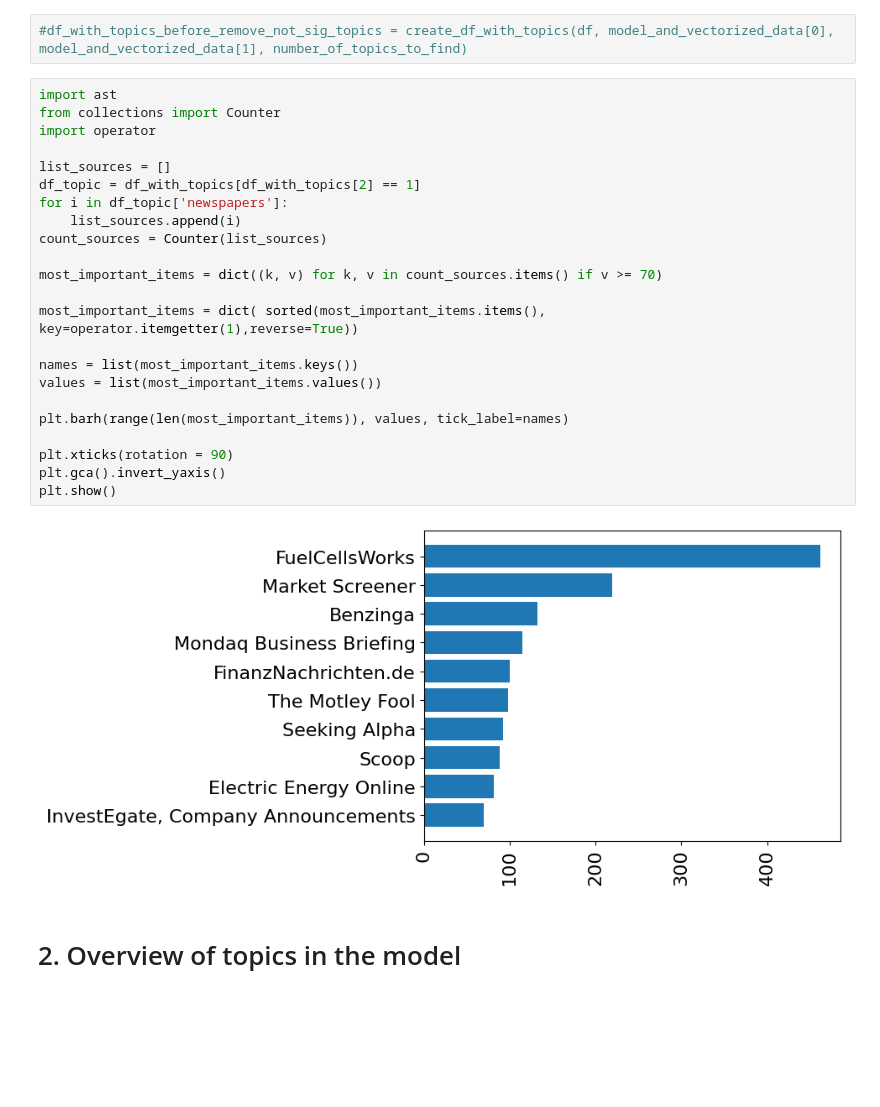
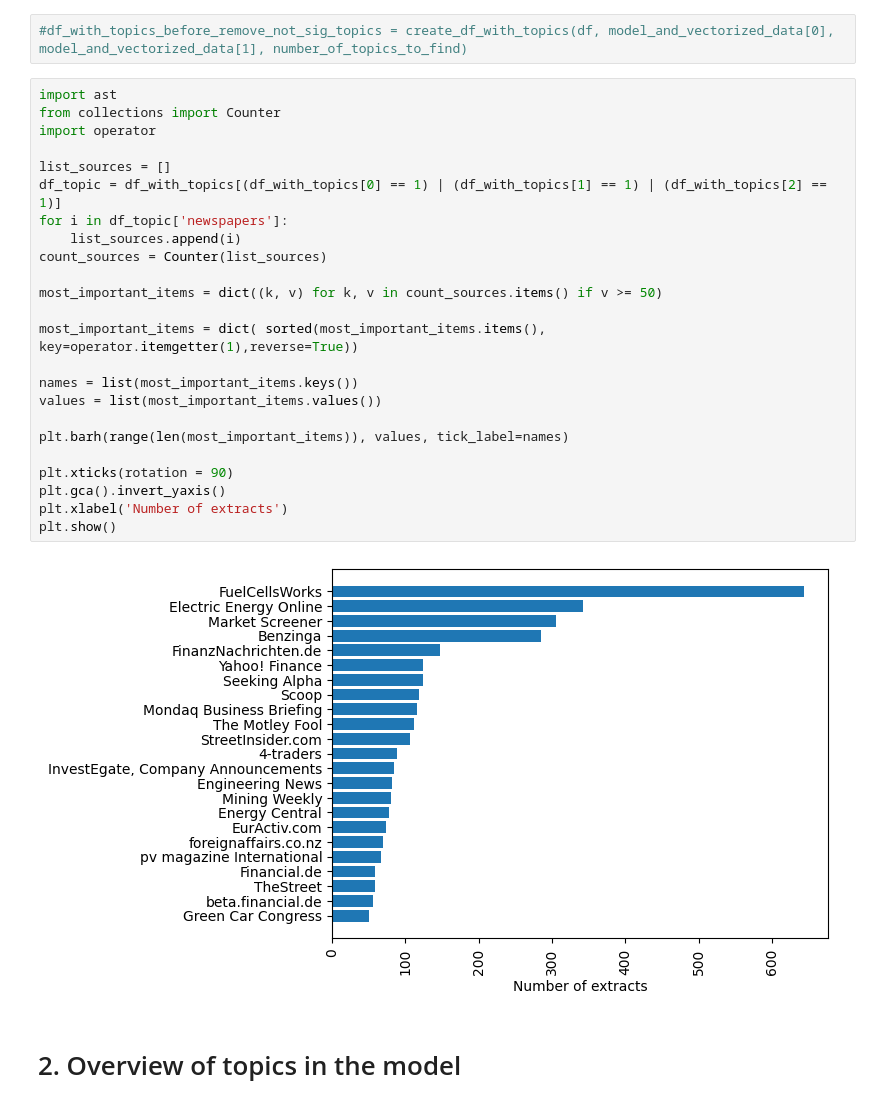
Before and after one commit to tristandewildt/ValueMonitor, a Jupyter notebook: ValueMonitor_hydrogen_energy_justice.ipynb, the cells around one changed output. Cells and saved outputs as stored; diff of their text form; blank space fills up the shorter version.

```diff
--- a/ValueMonitor_hydrogen_energy_justice.ipynb
+++ b/ValueMonitor_hydrogen_energy_justice.ipynb
@@ -179,28 +183,29 @@ dict_df_with_topics = {"df_with_topics": df_with_topics}
 # %%
 import ast
 from collections import Counter
 import operator
 
 list_sources = []
-df_topic = df_with_topics[df_with_topics[2] == 1]
+df_topic = df_with_topics[(df_with_topics[0] == 1) | (df_with_topics[1] == 1) | (df_with_topics[2] == 1)]
 for i in df_topic['newspapers']:
     list_sources.append(i)
 count_sources = Counter(list_sources)
 
-most_important_items = dict((k, v) for k, v in count_sources.items() if v >= 70)
+most_important_items = dict((k, v) for k, v in count_sources.items() if v >= 50)
 
 most_important_items = dict( sorted(most_important_items.items(), key=operator.itemgetter(1),reverse=True))
 
 names = list(most_important_items.keys())
 values = list(most_important_items.values())
 
 plt.barh(range(len(most_important_items)), values, tick_label=names)
 
 plt.xticks(rotation = 90)
 plt.gca().invert_yaxis()
+plt.xlabel('Number of extracts')
 plt.show()
 # %% [output]
-[figure, old version]
+[figure, new version]
 # %% [markdown]
 # 2. Overview of topics in the model
 # %% [markdown]
```
Also changed, not shown: parts of 7 cells of this notebook.
